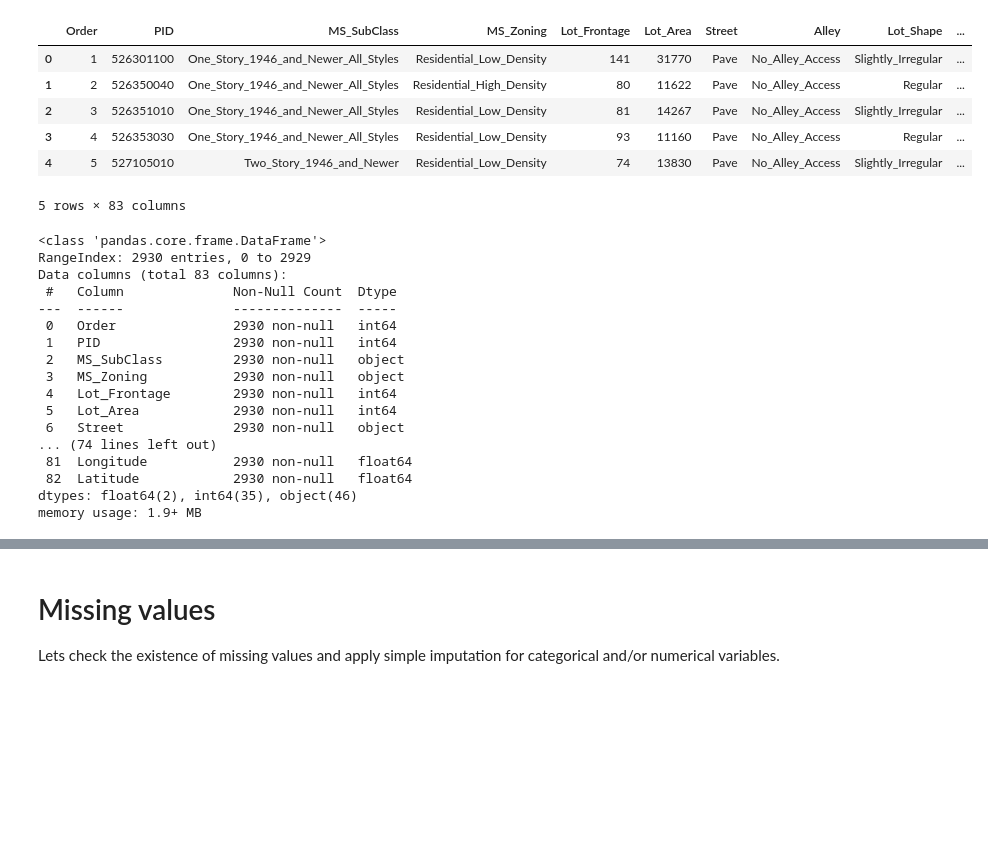
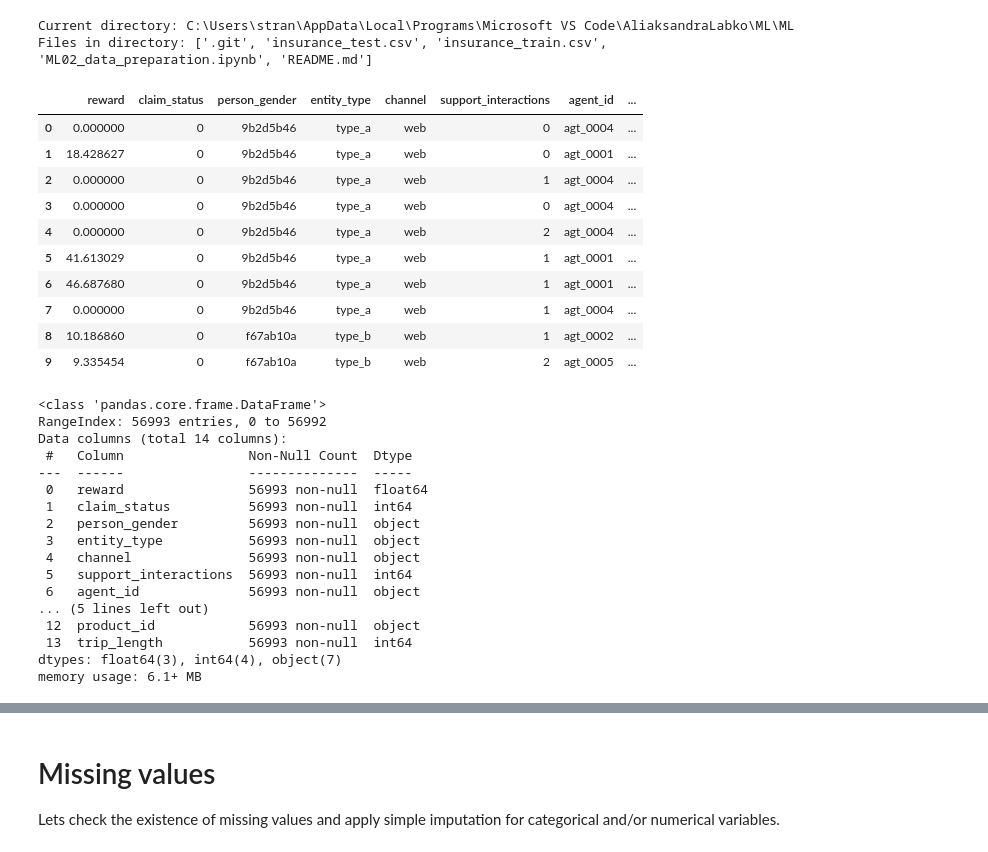
Before and after one commit to AliaksandraLabko/ML, a Jupyter notebook: ML02_data_preparation.ipynb, the cells around one changed output, grey strips where cells are left out. Saved outputs shown, nothing was run; the diff lists cells and outputs as text; code cells hidden in the pictures; blank space fills up the shorter version.

```diff
--- a/ML02_data_preparation.ipynb
+++ b/ML02_data_preparation.ipynb
@@ -44,3 +38,9 @@ Mounted at /content/drive
+# %%
+print("Current directory:", os.getcwd())  # Should end with '.../ML'
+print("Files in directory:", os.listdir())
+# %% [output]
+Current directory: C:\Users\stran\AppData\Local\Programs\Microsoft VS Code\AliaksandraLabko\ML\ML
+Files in directory: ['.git', 'insurance_test.csv', 'insurance_train.csv', 'ML02_data_preparation.ipynb', 'README.md']
 # %%
 # import all the libraries
 import pandas as pd
@@ -50,35 +50,39 @@ import seaborn as sns
 import pickle
 # %%
 # lets import data
-houses = pd.read_csv("data/houses.csv")
+INS = pd.read_csv("insurance_train.csv")
 
-houses.head() # Shows the first five rows of the dataset
+INS.head(10) # Shows the first five rows of the dataset
 # %% [output]
-|  | Order | PID | MS_SubClass | MS_Zoning | Lot_Frontage | Lot_Area | Street | Alley | Lot_Shape | ... |
-| 0 | 1 | 526301100 | One_Story_1946_and_Newer_All_Styles | Residential_Low_Density | 141 | 31770 | Pave | No_Alley_Access | Slightly_Irregular | ... |
-| 1 | 2 | 526350040 | One_Story_1946_and_Newer_All_Styles | Residential_High_Density | 80 | 11622 | Pave | No_Alley_Access | Regular | ... |
-| 2 | 3 | 526351010 | One_Story_1946_and_Newer_All_Styles | Residential_Low_Density | 81 | 14267 | Pave | No_Alley_Access | Slightly_Irregular | ... |
-| 3 | 4 | 526353030 | One_Story_1946_and_Newer_All_Styles | Residential_Low_Density | 93 | 11160 | Pave | No_Alley_Access | Regular | ... |
-| 4 | 5 | 527105010 | Two_Story_1946_and_Newer | Residential_Low_Density | 74 | 13830 | Pave | No_Alley_Access | Slightly_Irregular | ... |
+|  | reward | claim_status | person_gender | entity_type | channel | support_interactions | agent_id | ... |
+| 0 | 0.000000 | 0 | 9b2d5b46 | type_a | web | 0 | agt_0004 | ... |
+| 1 | 18.428627 | 0 | 9b2d5b46 | type_a | web | 0 | agt_0001 | ... |
+| 2 | 0.000000 | 0 | 9b2d5b46 | type_a | web | 1 | agt_0004 | ... |
+| 3 | 0.000000 | 0 | 9b2d5b46 | type_a | web | 0 | agt_0004 | ... |
+| 4 | 0.000000 | 0 | 9b2d5b46 | type_a | web | 2 | agt_0004 | ... |
+| 5 | 41.613029 | 0 | 9b2d5b46 | type_a | web | 1 | agt_0001 | ... |
+| 6 | 46.687680 | 0 | 9b2d5b46 | type_a | web | 1 | agt_0001 | ... |
+| 7 | 0.000000 | 0 | 9b2d5b46 | type_a | web | 1 | agt_0004 | ... |
+| 8 | 10.186860 | 0 | f67ab10a | type_b | web | 1 | agt_0002 | ... |
+| 9 | 9.335454 | 0 | f67ab10a | type_b | web | 2 | agt_0005 | ... |
-5 rows × 83 columns
 # %%
 # the structure of the dataset
-houses.info()
+INS.info()
 # %% [output]
 <class 'pandas.core.frame.DataFrame'>
-RangeIndex: 2930 entries, 0 to 2929
-Data columns (total 83 columns):
- #   Column              Non-Null Count  Dtype
----  ------              --------------  -----
- 0   Order               2930 non-null   int64
- 1   PID                 2930 non-null   int64
- 2   MS_SubClass         2930 non-null   object
- 3   MS_Zoning           2930 non-null   object
- 4   Lot_Frontage        2930 non-null   int64
- 5   Lot_Area            2930 non-null   int64
- 6   Street              2930 non-null   object
-... (74 lines left out)
- 81  Longitude           2930 non-null   float64
- 82  Latitude            2930 non-null   float64
-dtypes: float64(2), int64(35), object(46)
-memory usage: 1.9+ MB
+RangeIndex: 56993 entries, 0 to 56992
+Data columns (total 14 columns):
+ #   Column                Non-Null Count  Dtype
+---  ------                --------------  -----
+ 0   reward                56993 non-null  float64
+ 1   claim_status          56993 non-null  int64
+ 2   person_gender         56993 non-null  object
+ 3   entity_type           56993 non-null  object
+ 4   channel               56993 non-null  object
+ 5   support_interactions  56993 non-null  int64
+ 6   agent_id              56993 non-null  object
+... (5 lines left out)
+ 12  product_id            56993 non-null  object
+ 13  trip_length           56993 non-null  int64
+dtypes: float64(3), int64(4), object(7)
+memory usage: 6.1+ MB
```
Also changed, not shown: parts of 29 cells of this notebook.
